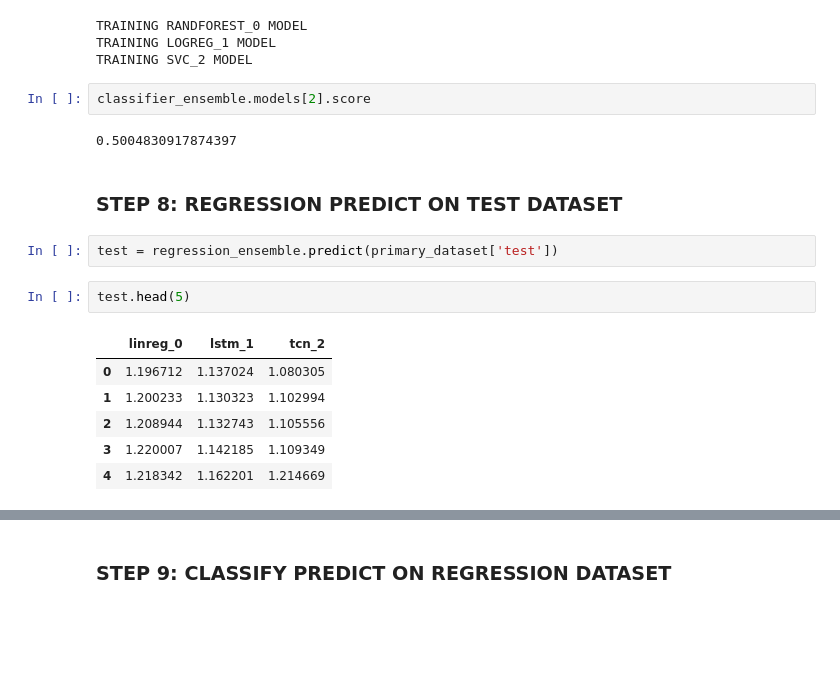
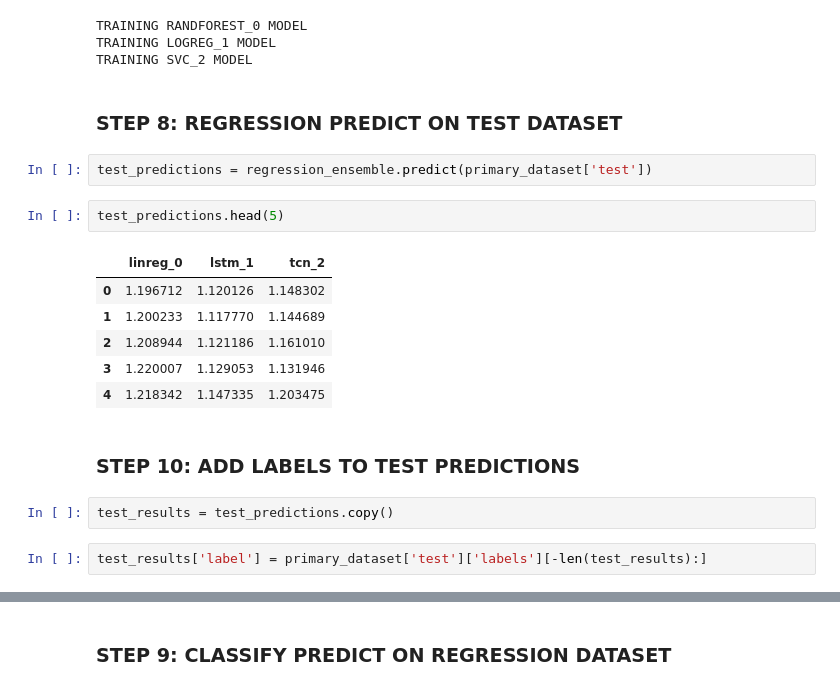
Before and after one commit to DSSaV/pipeline, a Jupyter notebook: create_pipeline.ipynb, the cells around one changed output, grey strips where cells are left out. Drawn from its saved outputs; the diff is of its cells as text; blank space fills up the shorter version.

```diff
--- a/create_pipeline.ipynb
+++ b/create_pipeline.ipynb
@@ -148,20 +150,22 @@ classifier_ensemble = ensemble.classifier(
 TRAINING RANDFOREST_0 MODEL
 TRAINING LOGREG_1 MODEL
 TRAINING SVC_2 MODEL
-# %%
-classifier_ensemble.models[2].score
-# %% [output]
-0.5004830917874397
 # %% [markdown]
 ### STEP 8: REGRESSION PREDICT ON TEST DATASET
 # %%
-test = regression_ensemble.predict(primary_dataset['test'])
+test_predictions = regression_ensemble.predict(primary_dataset['test'])
 # %%
-test.head(5)
+test_predictions.head(5)
 # %% [output]
 |  | linreg_0 | lstm_1 | tcn_2 |
-| 0 | 1.196712 | 1.137024 | 1.080305 |
-| 1 | 1.200233 | 1.130323 | 1.102994 |
-| 2 | 1.208944 | 1.132743 | 1.105556 |
-| 3 | 1.220007 | 1.142185 | 1.109349 |
-| 4 | 1.218342 | 1.162201 | 1.214669 |
+| 0 | 1.196712 | 1.120126 | 1.148302 |
+| 1 | 1.200233 | 1.117770 | 1.144689 |
+| 2 | 1.208944 | 1.121186 | 1.161010 |
+| 3 | 1.220007 | 1.129053 | 1.131946 |
+| 4 | 1.218342 | 1.147335 | 1.203475 |
+# %% [markdown]
+### STEP 10: ADD LABELS TO TEST PREDICTIONS
+# %%
+test_results = test_predictions.copy()
+# %%
+test_results['label'] = primary_dataset['test']['labels'][-len(test_results):]
```
Also changed, not shown: parts of 25 cells of this notebook, 2 other files.
